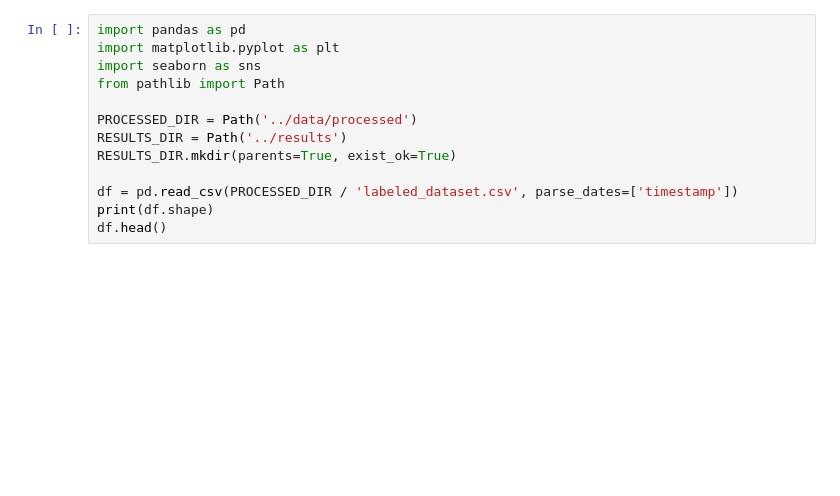
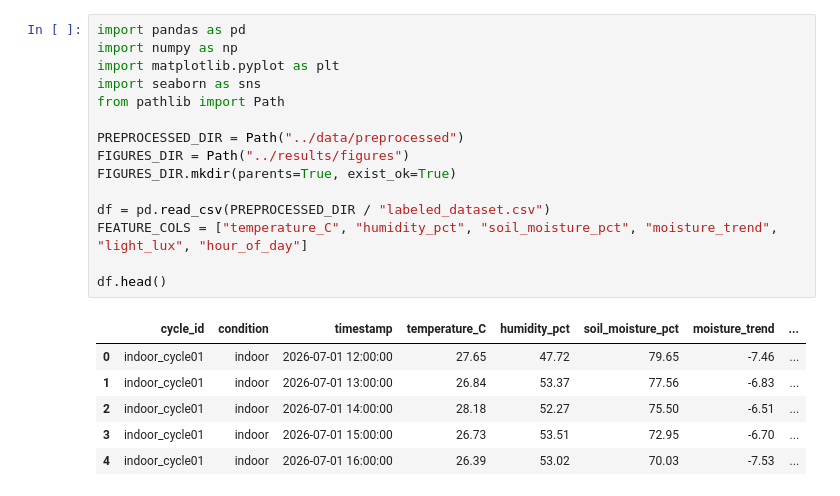
Before and after one commit to Sakhiur2022/HydroSense, a Jupyter notebook: ml/notebooks/05_exploratory_data_analysis.ipynb, the cells around one changed output. Cells and saved outputs as stored; diff of their text form; blank space fills up the shorter version.

```diff
--- a/ml/notebooks/05_exploratory_data_analysis.ipynb
+++ b/ml/notebooks/05_exploratory_data_analysis.ipynb
@@ -8,13 +9,22 @@
 # %%
 import pandas as pd
+import numpy as np
 import matplotlib.pyplot as plt
 import seaborn as sns
 from pathlib import Path
 
-PROCESSED_DIR = Path('../data/processed')
-RESULTS_DIR = Path('../results')
-RESULTS_DIR.mkdir(parents=True, exist_ok=True)
+PREPROCESSED_DIR = Path("../data/preprocessed")
+FIGURES_DIR = Path("../results/figures")
+FIGURES_DIR.mkdir(parents=True, exist_ok=True)
 
-df = pd.read_csv(PROCESSED_DIR / 'labeled_dataset.csv', parse_dates=['timestamp'])
-print(df.shape)
+df = pd.read_csv(PREPROCESSED_DIR / "labeled_dataset.csv")
+FEATURE_COLS = ["temperature_C", "humidity_pct", "soil_moisture_pct", "moisture_trend", "light_lux", "hour_of_day"]
+
 df.head()
+# %% [output]
+|  | cycle_id | condition | timestamp | temperature_C | humidity_pct | soil_moisture_pct | moisture_trend | ... |
+| 0 | indoor_cycle01 | indoor | 2026-07-01 12:00:00 | 27.65 | 47.72 | 79.65 | -7.46 | ... |
+| 1 | indoor_cycle01 | indoor | 2026-07-01 13:00:00 | 26.84 | 53.37 | 77.56 | -6.83 | ... |
+| 2 | indoor_cycle01 | indoor | 2026-07-01 14:00:00 | 28.18 | 52.27 | 75.50 | -6.51 | ... |
+| 3 | indoor_cycle01 | indoor | 2026-07-01 15:00:00 | 26.73 | 53.51 | 72.95 | -6.70 | ... |
+| 4 | indoor_cycle01 | indoor | 2026-07-01 16:00:00 | 26.39 | 53.02 | 70.03 | -7.53 | ... |
```
Also changed, not shown: parts of 12 cells of this notebook.
